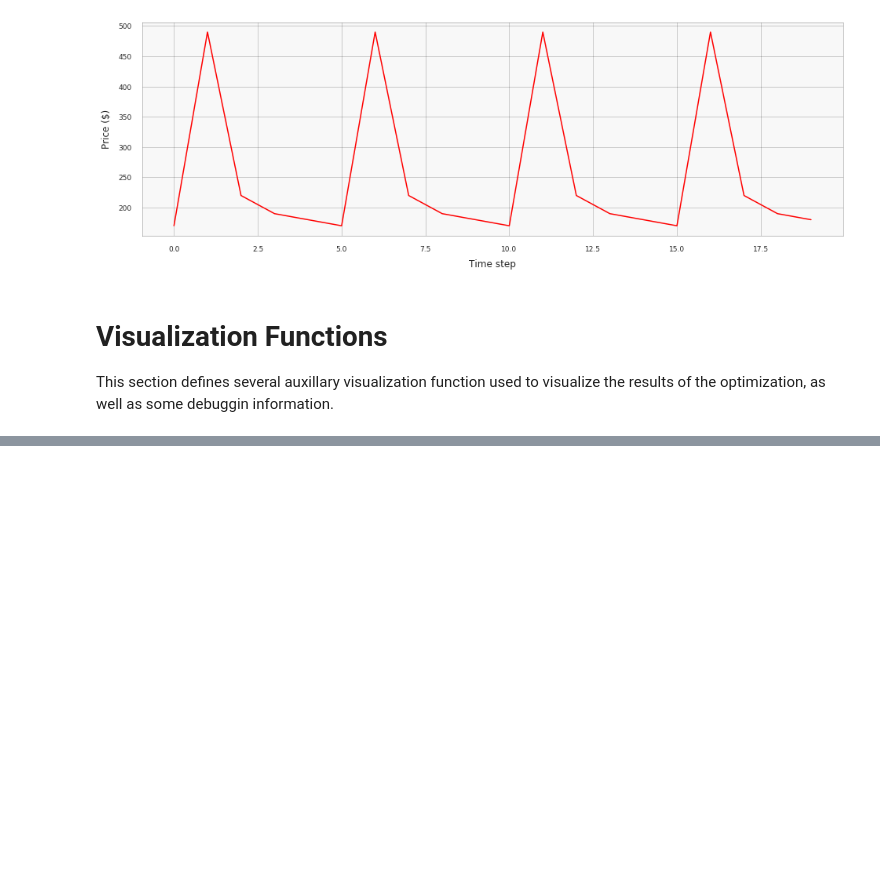
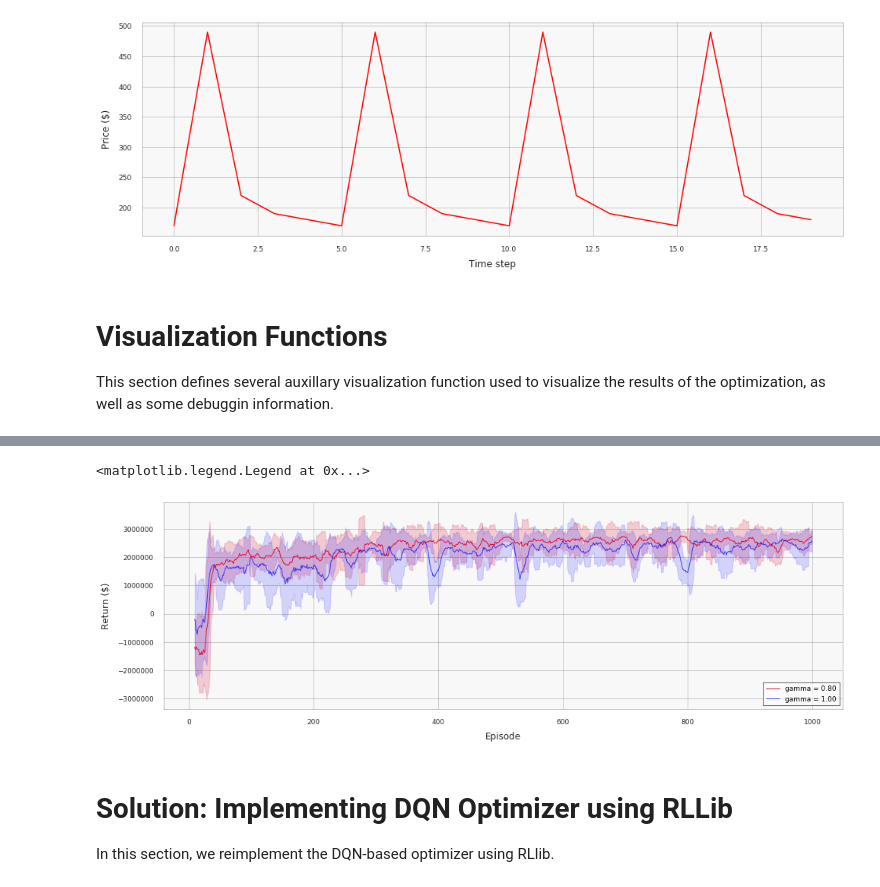
Before and after one commit to ikatsov/tensor-house, a Jupyter notebook: pricing/price-optimization-using-dqn-reinforcement-learning.ipynb, the cells around one changed output, grey strips where cells are left out. Cells and saved outputs as stored; diff of their text form; code cells hidden in the pictures; blank space fills up the shorter version.

Commit message:
Adding RLlib implementation

```diff
--- a/pricing/price-optimization-using-dqn-reinforcement-learning.ipynb
+++ b/pricing/price-optimization-using-dqn-reinforcement-learning.ipynb
@@ -498,0 +492,26 @@ bullet_graph(np.array(q_trace),
+# %%
+# Comparing the learning effeciency for different hyperpatarer values
+
+plt.figure(figsize=(16, 5))
+plt.xlabel("Episode")
+plt.ylabel("Return ($)")
+returns_df = pd.Series(return_trace_gamma_080)
+ma = returns_df.rolling(window=10).mean()
+mstd = returns_df.rolling(window=10).std()
+plt.plot(ma, c = 'crimson', alpha = 1.00, linewidth = 1)
+plt.fill_between(mstd.index, ma-2*mstd, ma+2*mstd, color='crimson', alpha=0.2)
+
+returns_df = pd.Series(return_trace_gamma_100)
+ma = returns_df.rolling(window=10).mean()
+mstd = returns_df.rolling(window=10).std()
+plt.plot(ma, c = 'blue', alpha = 0.70, linewidth = 1)
+plt.fill_between(mstd.index, ma-2*mstd, ma+2*mstd, color='blue', alpha=0.15)
+
+plt.legend(["gamma = 0.80", "gamma = 1.00"], loc='lower right', fancybox=False, framealpha=0.6)
+# %% [output]
+<matplotlib.legend.Legend at 0x...>
+[figure, added]
+# %% [markdown]
+# Solution: Implementing DQN Optimizer using RLLib
+
+In this section, we reimplement the DQN-based optimizer using RLlib.
```
Also changed, not shown: parts of 13 cells of this notebook.
